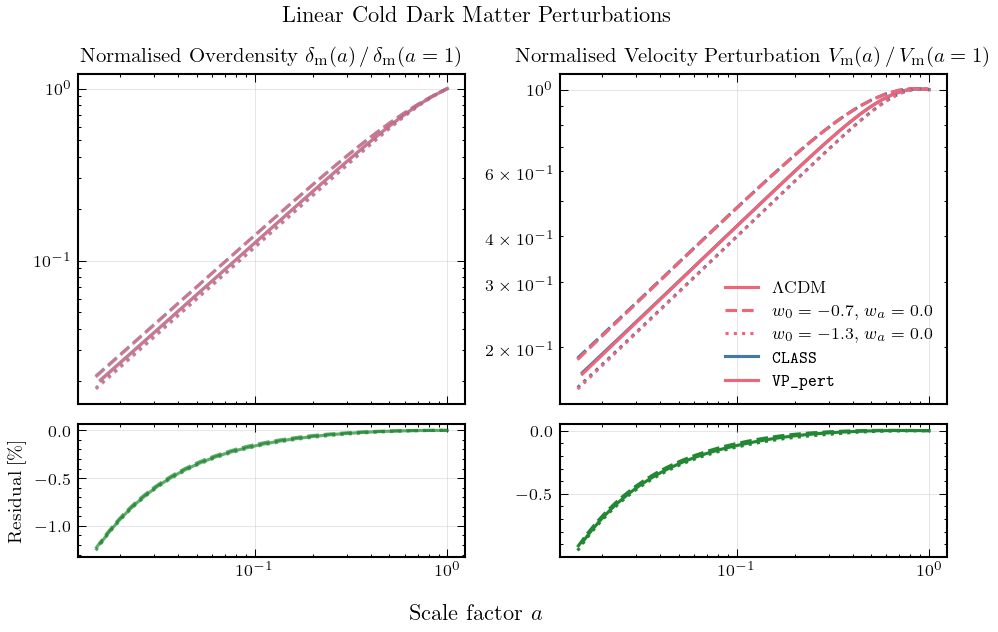
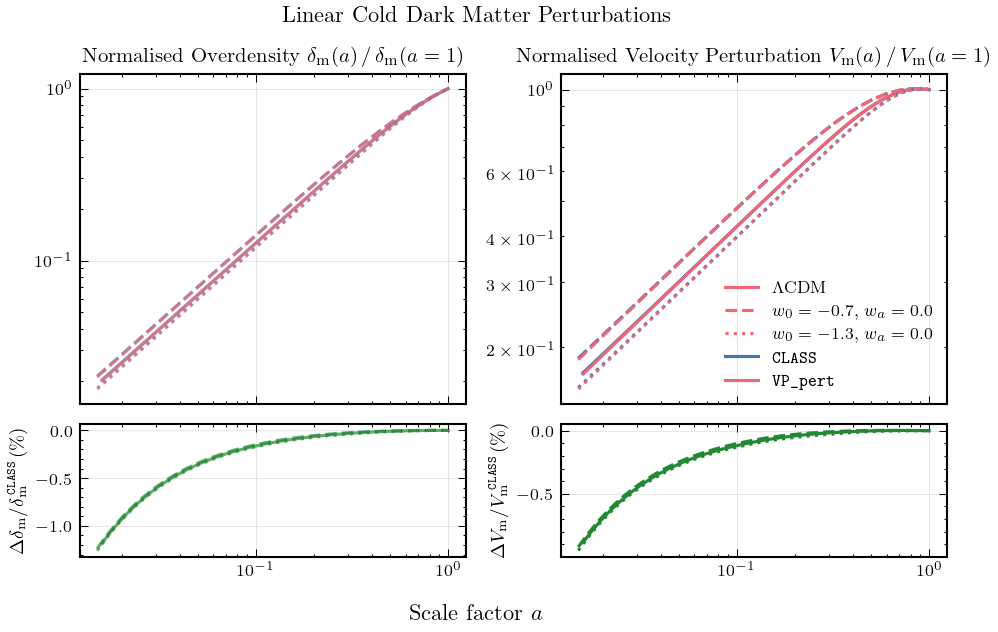
Code edit (unified diff) that turned the first committed figure into the second:
--- before
+++ after
@@ -23,5 +23,6 @@
         ax2[1].semilogx(aa, 100 * (vm_vp_n / vm_cl_n - 1), color=COLORS[2], ls=LINESTYLES[i])
 
-    ax2[0].set_ylabel(r'Residual [\%]')
+    ax2[0].set_ylabel(r'$\Delta \delta_\mathrm{m}/\delta_\mathrm{m}^{\,\texttt{CLASS}} \,(\%)$')
+    ax2[1].set_ylabel(r'$ \Delta V_\mathrm{m}/ V_{\rm m}^{\,\texttt{CLASS}} \,(\%)$')
     ax2[0].yaxis.set_minor_locator(mticker.AutoMinorLocator())
 

Commit: changed residual to clearer label